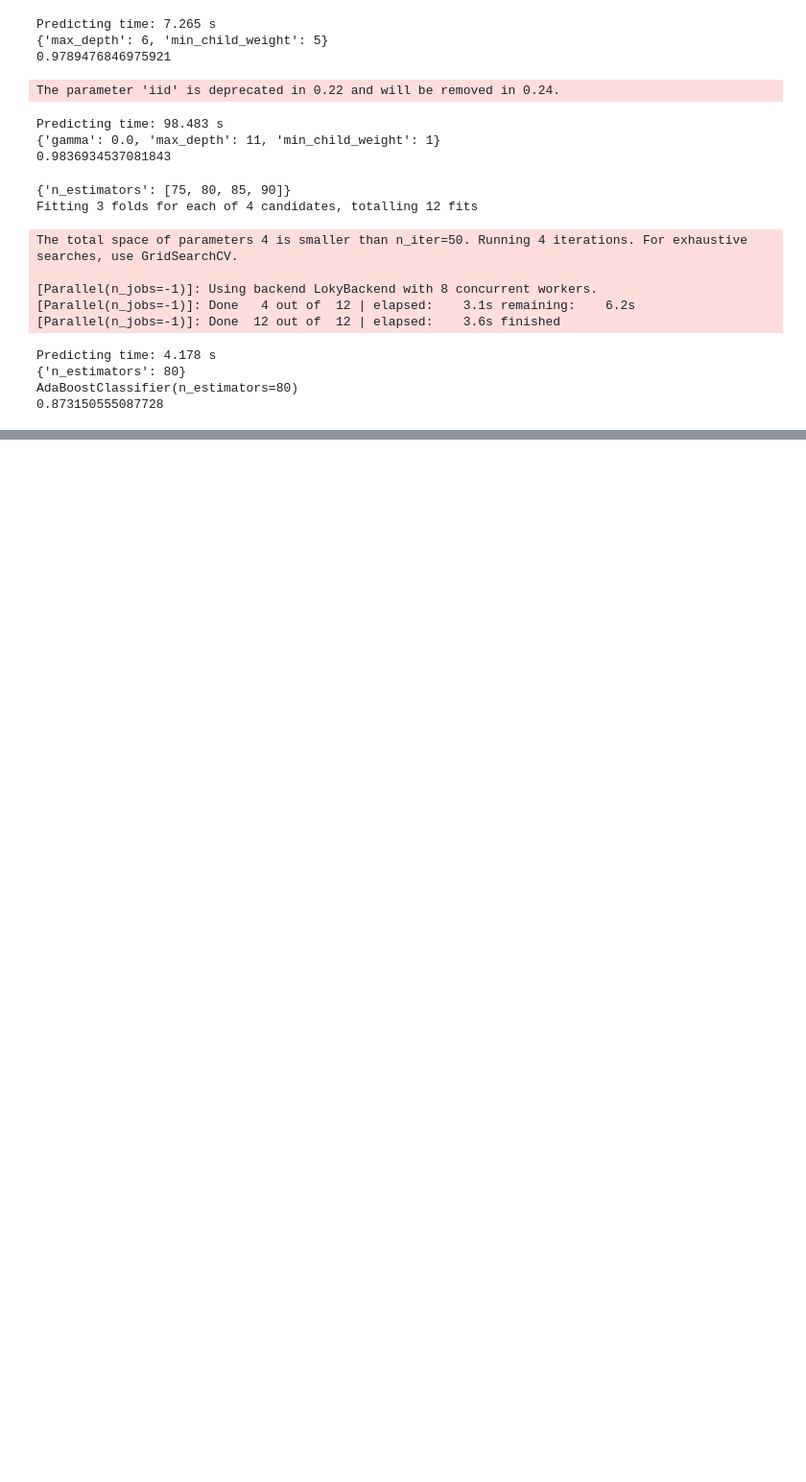
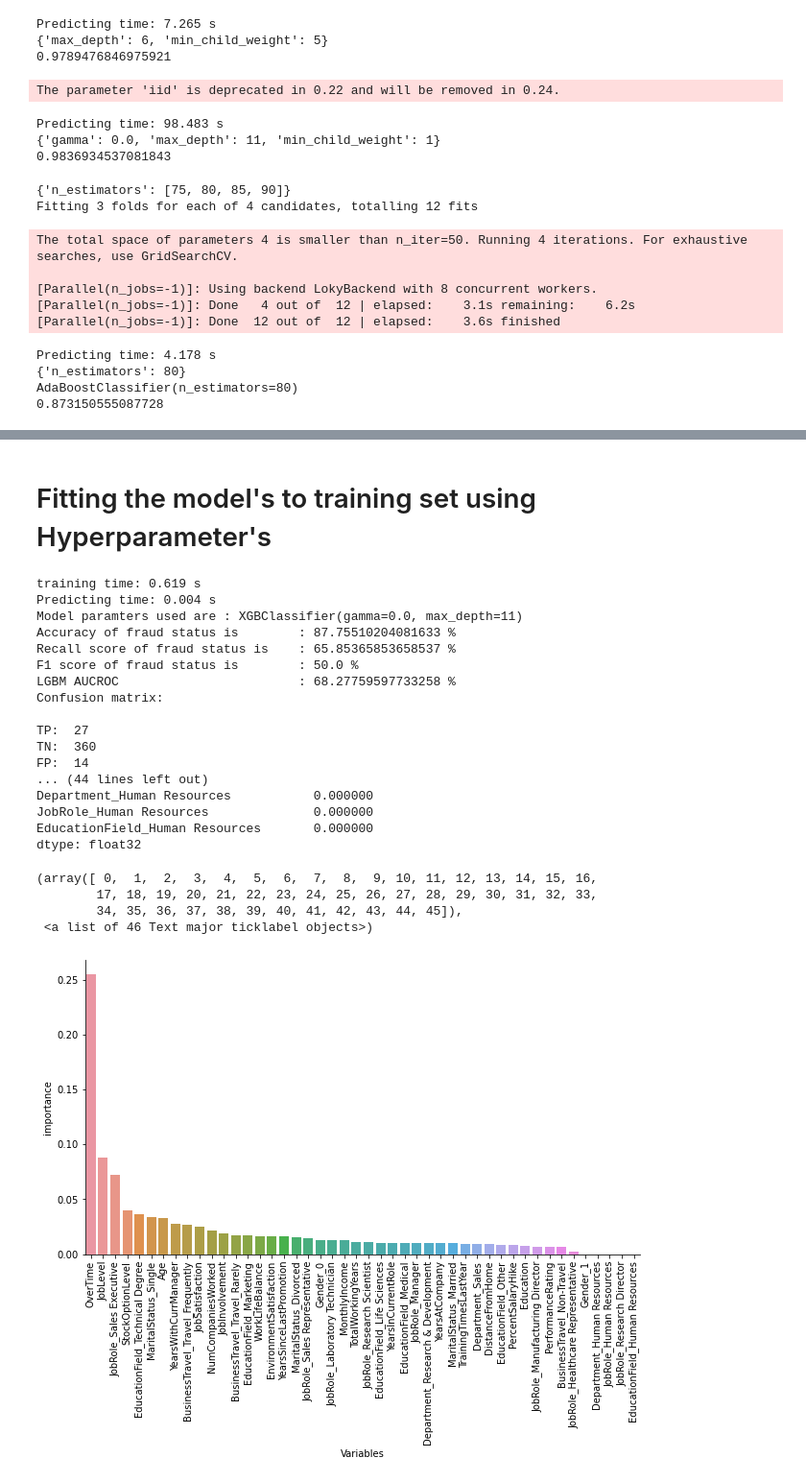
Before and after one commit to tirth-pipalia/Employee_Churn_Prediction, a Jupyter notebook: Employee_Churn_Prediction.ipynb, the cells around one changed output, grey strips where cells are left out. Shown at 96% size. Cells and saved outputs as stored; diff of their text form; code cells hidden in the pictures; blank space fills up the shorter version.

```diff
--- a/Employee_Churn_Prediction.ipynb
+++ b/Employee_Churn_Prediction.ipynb
@@ -347,10 +385,10 @@ from time import time
 # %%
 max_depth = [int(x) for x in np.linspace(10, 50, num=11)]
 max_depth.append(None)
-num_leaves=[5,10,15,20,25,30]
+num_leaves=[40,45,50,55]
+min_data_in_leaf = [200,300,400,500]
 boosting = ['gbdt','rf','dart','goss']
-max_bin =[300,400,500,600]
-n_estimators = [30, 40, 50, 60, 70, 80]
+n_estimators = [100,120,140,160]
 learning_rate = [0.002,0.003,0.004,0.005]
 random_grid = {'max_bin' : max_bin,
                'learning_rate' : learning_rate,
@@ -388,0 +426,61 @@ LGBMClassifier(boosting='gbdt', learning_rate=0.004, max_bin=400, max_depth=46,
+# %% [markdown]
+# Fitting the model's to training set using Hyperparameter's
+# %%
+XGModel = XGBClassifier(gamma = 0.0, max_depth = 11, min_child_weight = 1)
+t0=time()
+XGModel=XGModel.fit(X_train,Y_train) # Fitting train data for fraud detection
+print("training time:", round(time()-t0, 3), "s")
+t1=time()
+XGModel_y_pred=XGModel.predict(X_test)
+print("Predicting time:", round(time()-t1, 3), "s")
+XGModel_accuracy=accuracy_score(XGModel_y_pred, Y_test) #Accuracy for fraud detection
+XGModel_recall=recall_score(XGModel_y_pred, Y_test) #Recall score for  fraud detection
+XGModel_conf=confusion_matrix(Y_test, XGModel_y_pred)# fraud detection
+XGModel_f1=f1_score(Y_test, XGModel_y_pred)#fraud detection
+XGModel_auc=roc_auc_score(Y_test,XGModel_y_pred)
+XGModel_fpr,XGModel_tpr, _ =roc_curve(Y_test,XGModel_y_pred)
+print('Model paramters used are :',XGModel)
+print('Accuracy of fraud status is        :', (XGModel_accuracy)*100,'%')
+print('Recall score of fraud status is    :', (XGModel_recall)*100,'%')
+print('F1 score of fraud status is        :', (XGModel_f1)*100,'%')
+print('LGBM AUCROC                        :', (XGModel_auc)*100,'%')
+print('Confusion matrix: \n')
+print('TP: ', XGModel_conf[1, 1])
+print('TN: ', XGModel_conf[0, 0])
+print('FP: ', XGModel_conf[0, 1])
+print('FN: ', XGModel_conf[1, 0])
+
+#to print important features
+
+featimp = pd.Series(XGModel.feature_importances_, index=list(X)).sort_values(ascending=False)
+print(featimp)
+
+#vizulization of important features
+important_col=XGModel.feature_importances_.argsort()
+feat_imp=pd.DataFrame({'Variables':X.columns[important_col],'importance':XGModel.feature_importances_[important_col]})
+feat_imp=feat_imp.sort_values(by='importance',ascending=False)
+ax = sns.catplot(x='Variables', y = 'importance', data=feat_imp, height=5, aspect=2,  kind="bar")
+plt.xticks(rotation=90)
+# %% [output]
+training time: 0.619 s
+Predicting time: 0.004 s
+Model paramters used are : XGBClassifier(gamma=0.0, max_depth=11)
+Accuracy of fraud status is        : 87.75510204081633 %
+Recall score of fraud status is    : 65.85365853658537 %
+F1 score of fraud status is        : 50.0 %
+LGBM AUCROC                        : 68.27759597733258 %
+Confusion matrix:
+
+TP:  27
+TN:  360
+FP:  14
+... (44 lines left out)
+Department_Human Resources           0.000000
+JobRole_Human Resources              0.000000
+EducationField_Human Resources       0.000000
+dtype: float32
+(array([ 0,  1,  2,  3,  4,  5,  6,  7,  8,  9, 10, 11, 12, 13, 14, 15, 16,
+        17, 18, 19, 20, 21, 22, 23, 24, 25, 26, 27, 28, 29, 30, 31, 32, 33,
+        34, 35, 36, 37, 38, 39, 40, 41, 42, 43, 44, 45]),
+ <a list of 46 Text major ticklabel objects>)
+[figure, added]
```
Also changed, not shown: parts of 15 cells of this notebook.
